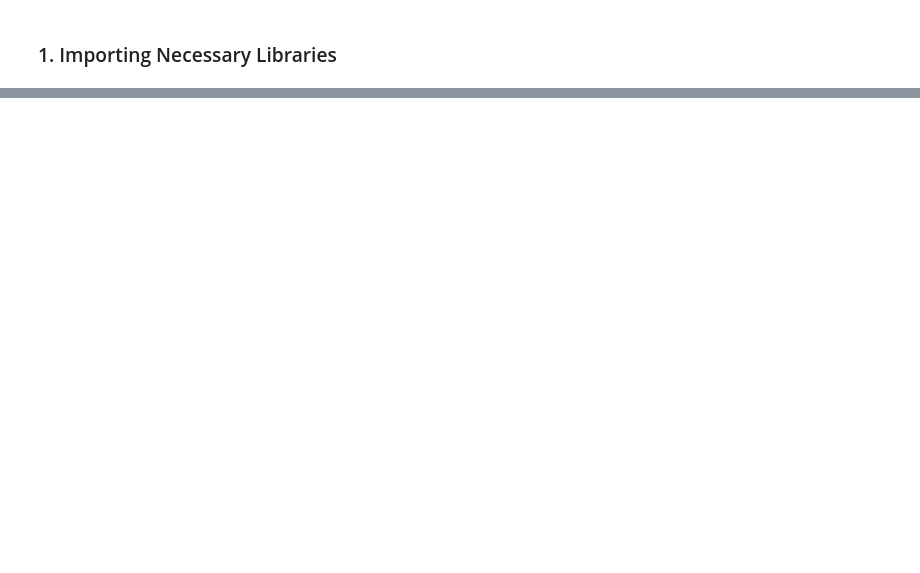
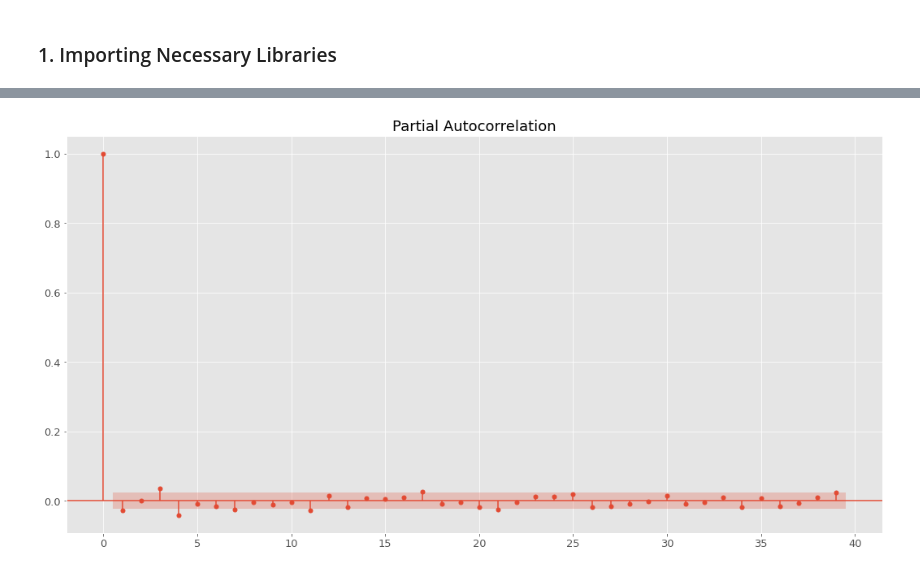
Before and after one commit to Matthewmcsl/datascience-projects, a Jupyter notebook: 1.Preliminary_EDA.ipynb, the cells around one changed output, grey strips where cells are left out. Drawn from its saved outputs; the diff is of its cells as text; code cells hidden in the pictures; blank space fills up the shorter version.

```diff
--- a/1.Preliminary_EDA.ipynb
+++ b/1.Preliminary_EDA.ipynb
@@ -20,0 +232,6 @@ snp500 = yf.download(tickers=['^GSPC'], start='2000-01-03', end='2019-07-01')
+# %%
+# plotting PACF of first order differencing
+plot_pacf(snp500_first_differencing['first_difference'])
+plt.show()
+# %% [output]
+[figure, added]
```
Also changed, not shown: parts of 25 cells of this notebook, 3 other files.
